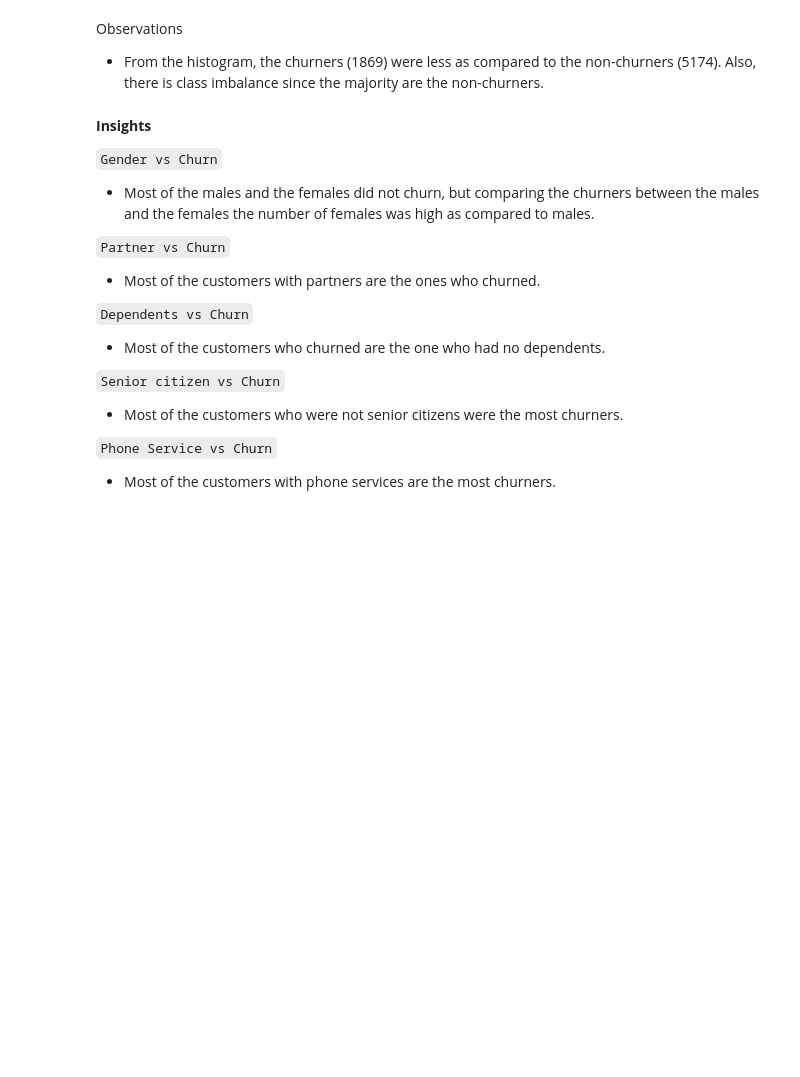
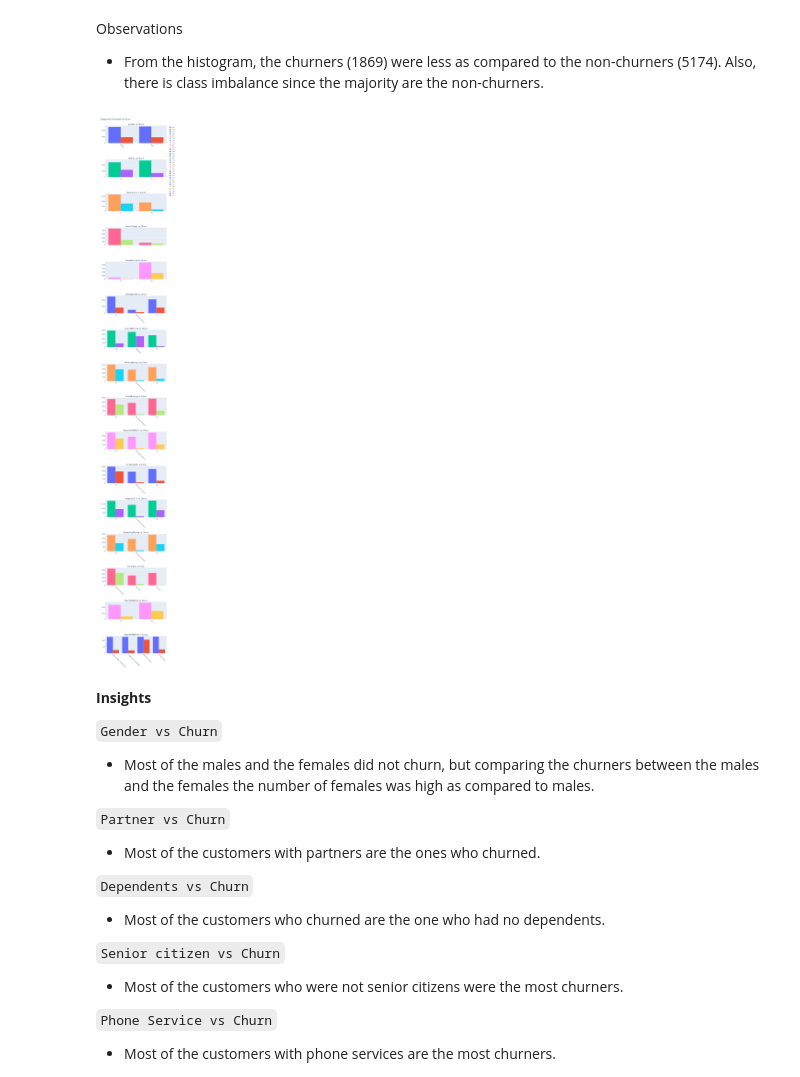
Before and after one commit to ChristabelAtieno/customer-churn-prediction, a Jupyter notebook: notebook/customer_churn_project.ipynb, the cells around one changed output. Drawn from its saved outputs; the diff is of its cells as text; code cells hidden in the pictures; blank space fills up the shorter version.

```diff
--- a/notebook/customer_churn_project.ipynb
+++ b/notebook/customer_churn_project.ipynb
@@ -125,27 +131,31 @@ Observations
 # %%
 #distriution of categorical variables verses churn
 categorical_cols = ['gender','Partner', 'Dependents','SeniorCitizen',
         'PhoneService', 'MultipleLines', 'InternetService',
        'OnlineSecurity', 'OnlineBackup', 'DeviceProtection', 'TechSupport',
        'StreamingTV', 'StreamingMovies', 'Contract', 'PaperlessBilling',
        'PaymentMethod']
 
 target = 'Churn'
 
 fig = make_subplots(rows = len(categorical_cols), cols=1,
                     subplot_titles=[f"{c} vs {target}" for c in categorical_cols])
 
 for i, col in enumerate(categorical_cols, start=1):
     counts = df.groupby([col, target]).size().unstack(fill_value=0)
     for churn_value in counts.columns:
         fig.add_trace(
             go.Bar(x=counts.index.astype(str), y=counts[churn_value], name=str(churn_value)),
                     row=i, col=1
         )
 
 fig.update_layout(height=300*len(categorical_cols), barmode='group', title_text = 'Categorical Variables by Churn',showlegend=True)
 fig.update_xaxes(tickangle=45)
 fig.show()
+fig.write_image("categorical_vs_churn.png", scale=2)
+Image("categorical_vs_churn.png")
+# %% [output]
+[figure, added]
 # %% [markdown]
 **Insights**
 
```
Also changed, not shown: parts of 8 cells of this notebook, 5 other files.
